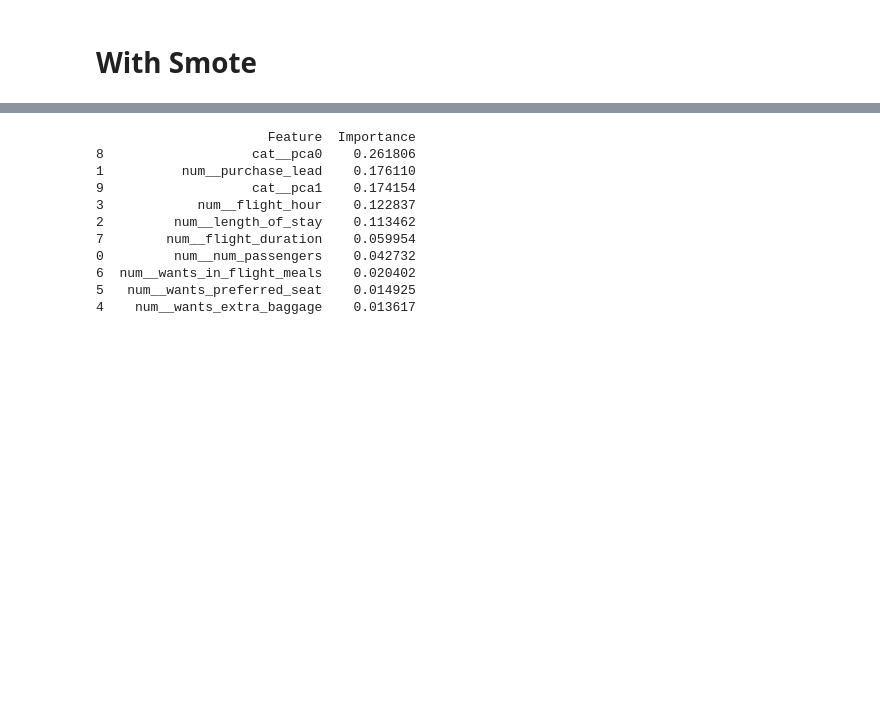
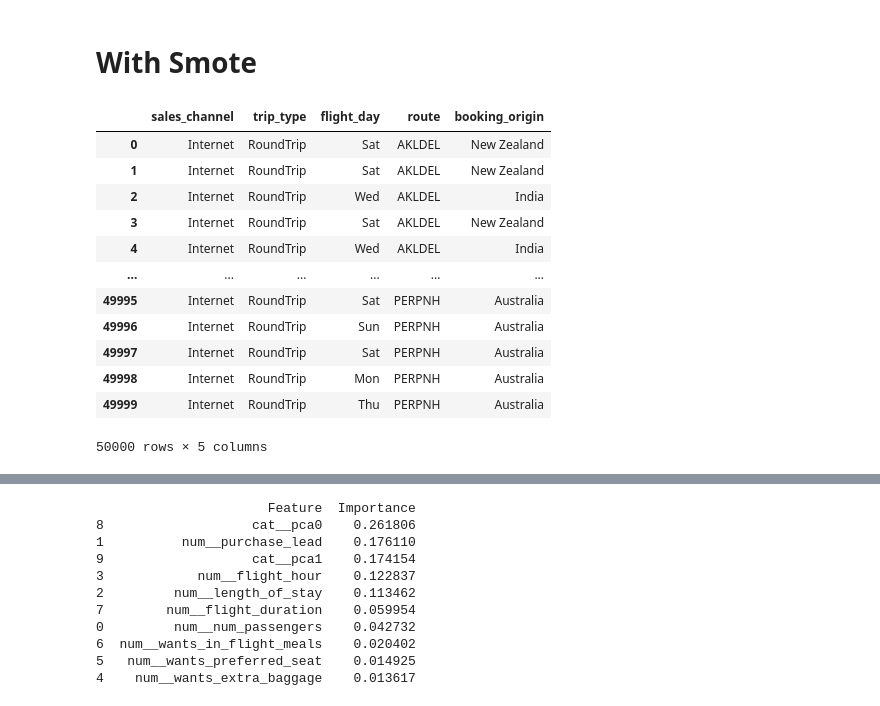
Before and after one commit to Ds2023/British_Airways_Predictive_Booking_Model, a Jupyter notebook: notebooks/eda.ipynb, the cells around one changed output, grey strips where cells are left out. Cells and saved outputs as stored; diff of their text form; code cells hidden in the pictures; blank space fills up the shorter version.

```diff
--- a/notebooks/eda.ipynb
+++ b/notebooks/eda.ipynb
@@ -551,0 +556,16 @@ X_train, X_test, y_train, y_test = train_test_split(X, y, test_size=0.2, random_
+# %%
+categorical_df
+# %% [output]
+|  | sales_channel | trip_type | flight_day | route | booking_origin |
+| 0 | Internet | RoundTrip | Sat | AKLDEL | New Zealand |
+| 1 | Internet | RoundTrip | Sat | AKLDEL | New Zealand |
+| 2 | Internet | RoundTrip | Wed | AKLDEL | India |
+| 3 | Internet | RoundTrip | Sat | AKLDEL | New Zealand |
+| 4 | Internet | RoundTrip | Wed | AKLDEL | India |
+| ... | ... | ... | ... | ... | ... |
+| 49995 | Internet | RoundTrip | Sat | PERPNH | Australia |
+| 49996 | Internet | RoundTrip | Sun | PERPNH | Australia |
+| 49997 | Internet | RoundTrip | Sat | PERPNH | Australia |
+| 49998 | Internet | RoundTrip | Mon | PERPNH | Australia |
+| 49999 | Internet | RoundTrip | Thu | PERPNH | Australia |
+50000 rows × 5 columns
```
Also changed, not shown: parts of 4 cells of this notebook.
